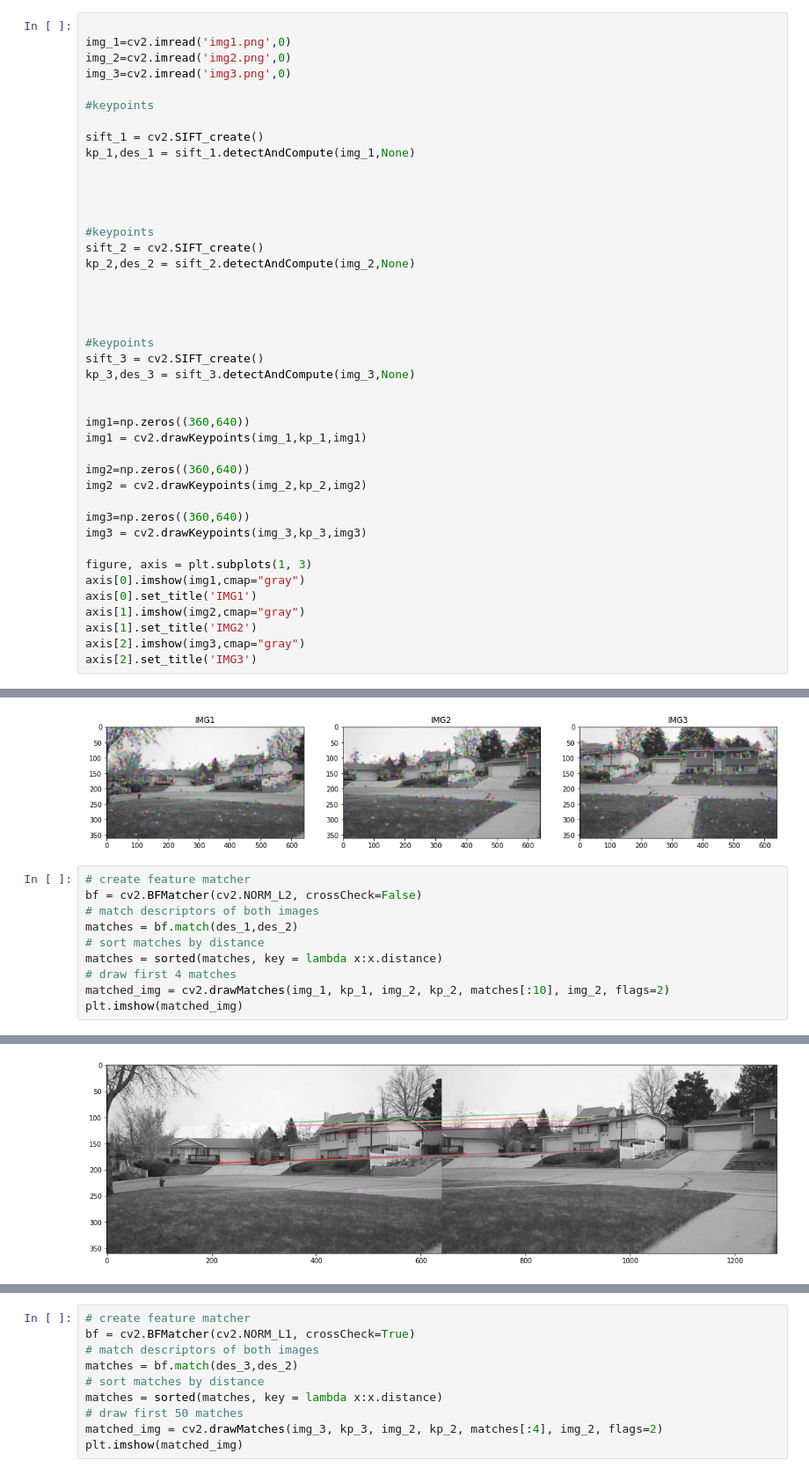
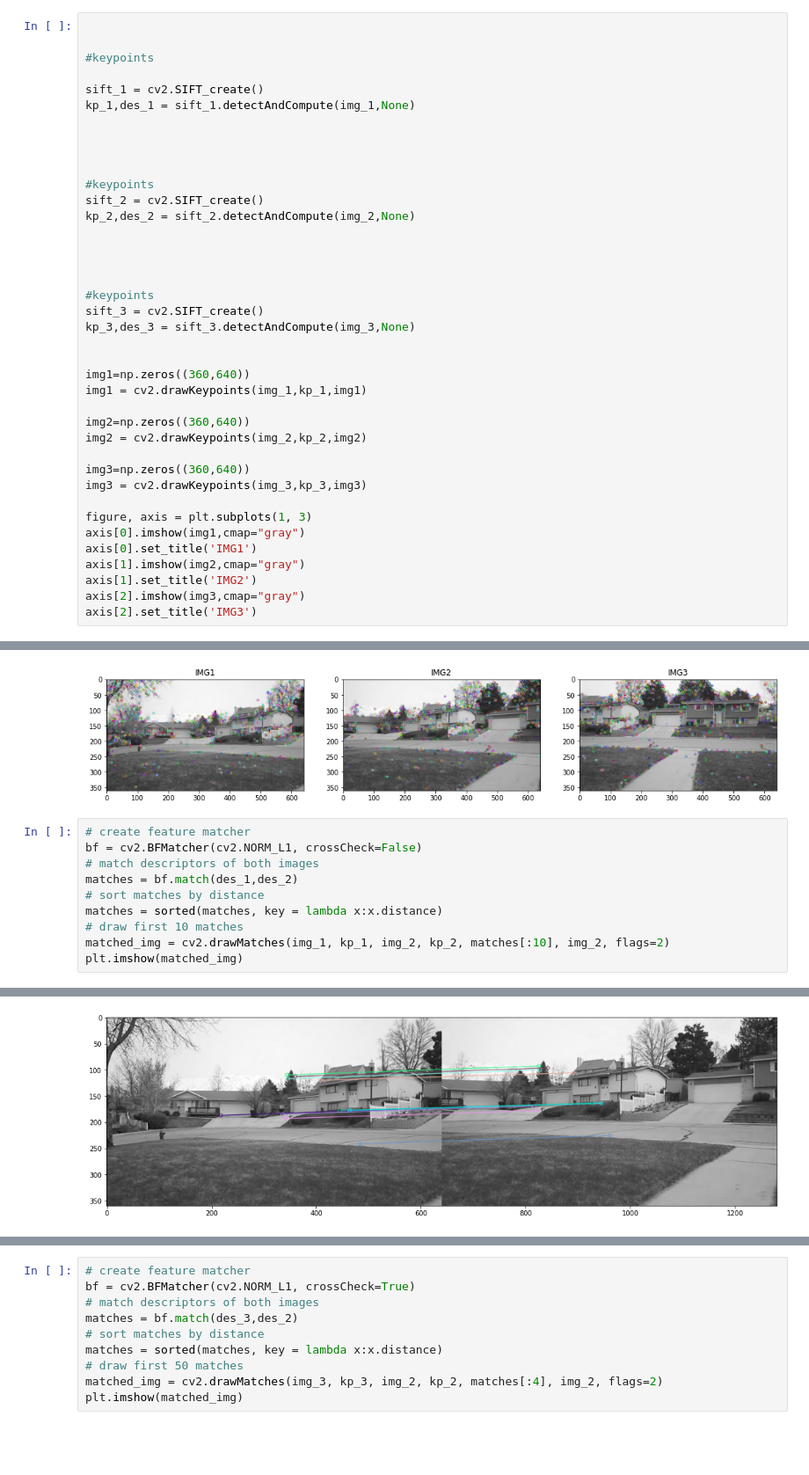
Before and after one commit to arihantjain124/EE5175_Labs, a Jupyter notebook: Lab3/Solution_Lab_3.ipynb, the cells around one changed output, grey strips where cells are left out. Shown at 88% size. Cells and saved outputs as stored; diff of their text form; blank space fills up the shorter version.

```diff
--- a/Lab3/Solution_Lab_3.ipynb
+++ b/Lab3/Solution_Lab_3.ipynb
@@ -168,9 +195,6 @@ plt.imshow(data4,cmap="gray")
 [figure]
 # %%
 
-img_1=cv2.imread('img1.png',0)
-img_2=cv2.imread('img2.png',0)
-img_3=cv2.imread('img3.png',0)
 
 #keypoints
 
@@ -213,15 +237,15 @@ Text(0.5, 1.0, 'IMG3')
 [figure]
 # %%
 # create feature matcher
-bf = cv2.BFMatcher(cv2.NORM_L2, crossCheck=False)
+bf = cv2.BFMatcher(cv2.NORM_L1, crossCheck=False)
 # match descriptors of both images
 matches = bf.match(des_1,des_2)
 # sort matches by distance
 matches = sorted(matches, key = lambda x:x.distance)
-# draw first 4 matches
+# draw first 10 matches
 matched_img = cv2.drawMatches(img_1, kp_1, img_2, kp_2, matches[:10], img_2, flags=2)
 plt.imshow(matched_img)
 # %% [output]
 <matplotlib.image.AxesImage at 0x...>
-[figure, old version]
+[figure, new version]
 # %%
```
Also changed, not shown: parts of 30 cells of this notebook.
